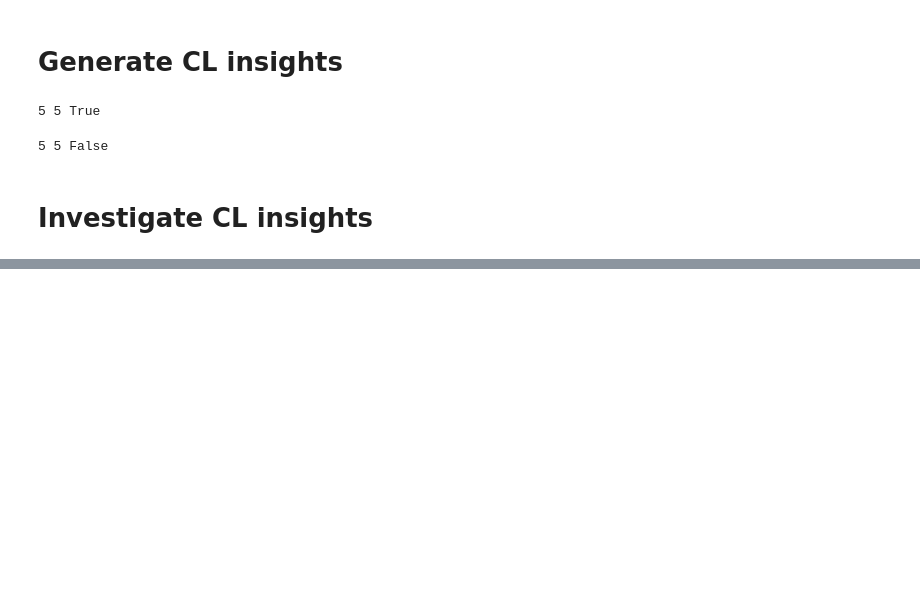
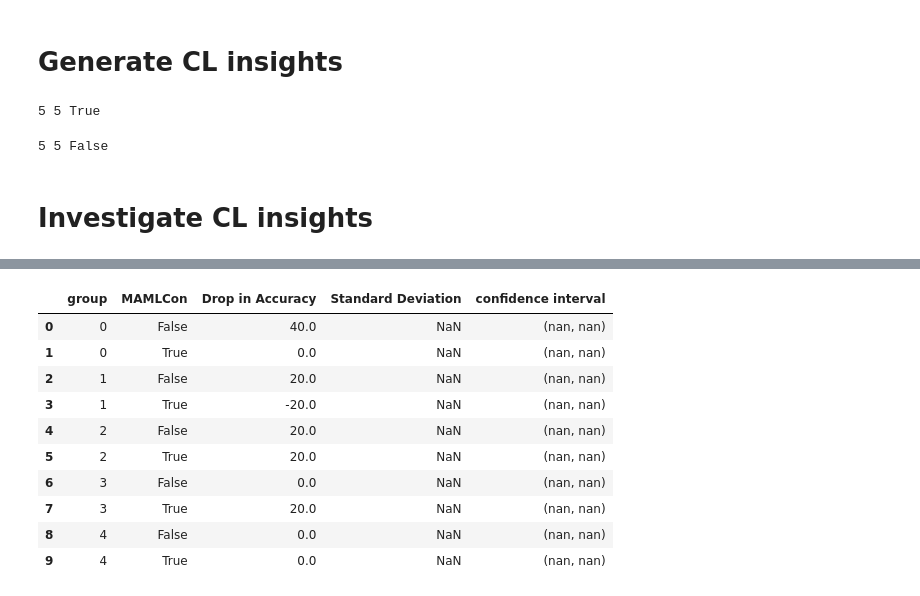
Before and after one commit to ByteFuse/MAMLCon, a Jupyter notebook: notebooks/generate_plots.ipynb, the cells around one changed output, grey strips where cells are left out. Cells and saved outputs as stored; diff of their text form; code cells hidden in the pictures; blank space fills up the shorter version.

```diff
--- a/notebooks/generate_plots.ipynb
+++ b/notebooks/generate_plots.ipynb
@@ -415,17 +415,21 @@ for N in N_CLASSES:
 # %% [markdown]
 # Investigate CL insights
 # %%
+import pandas as pd
+import matplotlib.pyplot as plt
+import seaborn as sns
+
 all_data = pd.DataFrame()
 
 import os
 for file in os.listdir('./'):
     if file.endswith('.csv'):
-        if 'N10' in file:
+        if 'nway10' in file:
             N=10
         else:
             N=5
 
-        if 'no_update' in file:
+        if 'False' in file:
             quick_adapt = False
         else:
             quick_adapt = True
@@ -435,8 +439,18 @@ for file in os.listdir('./'):
         else:
             MAML = False
 
+        if 'k50' in file:
+            K=50
+        elif 'k10' in file:
+            K=10
+        elif 'k20' in file:
+            K=20
+        elif 'k5' in file:
+            K=5
+
         data = pd.read_csv(file)
         data['N'] = N
         data['quick_adapt'] = quick_adapt
         data['MAMLCon'] = MAML
-        all_data = pd.concat([all_data, data])
+        data['K'] = K
+        all_data = pd.concat([all_data, data]).reset_index(drop=True)
@@ -455 +543,44 @@ fig, axs = plt.subplots(2, 2, figsize=(15,10))
+# %%
+# sort by grou and training group, then calculate the fisrt minus last of each group
+
+N = 10
+K = [5]
+
+data = all_data[(all_data['quick_adapt']==True)&(all_data['N']==N)&(all_data['K'].isin(K))]
+x1 = data.\
+    sort_values(['group','training_group', 'MAMLCon']).\
+    groupby(['group', 'MAMLCon', 'K']).apply(lambda x: (x.iloc[0]['accuracy'] - x.iloc[-1]['accuracy'])*100).\
+    reset_index().rename(columns={0:'Percantage Difference in Accuracy'}).\
+    groupby(['group', 'MAMLCon']).apply(lambda x: x['Percantage Difference in Accuracy'].mean()).reset_index().\
+    rename(columns={0:'Drop in Accuracy'})
+
+
+x2 = data.\
+    sort_values(['group','training_group', 'MAMLCon']).\
+    groupby(['group', 'MAMLCon', 'K']).apply(lambda x: (x.iloc[0]['accuracy'] - x.iloc[-1]['accuracy'])*100).\
+    reset_index().rename(columns={0:'Percantage Difference in Accuracy'}).\
+    groupby(['group', 'MAMLCon']).apply(lambda x: x['Percantage Difference in Accuracy'].std()).reset_index().\
+    rename(columns={0:'Standard Deviation'})
+
+import numpy as np
+from scipy.stats import norm
+
+r = pd.merge(x1, x2, on=['group', 'MAMLCon'])
+
+r['confidence interval'] = r.apply(lambda x: norm.interval(0.95, loc=x['Drop in Accuracy'], scale=x['Standard Deviation']), axis=1)
+r
+# plt.figure(figsize=(15,10))
+# # sns.(x='group', y='Percantage Difference in Accuracy', hue='MAMLCon', data=x)
+# %% [output]
+|  | group | MAMLCon | Drop in Accuracy | Standard Deviation | confidence interval |
+| 0 | 0 | False | 40.0 | NaN | (nan, nan) |
+| 1 | 0 | True | 0.0 | NaN | (nan, nan) |
+| 2 | 1 | False | 20.0 | NaN | (nan, nan) |
+| 3 | 1 | True | -20.0 | NaN | (nan, nan) |
+| 4 | 2 | False | 20.0 | NaN | (nan, nan) |
+| 5 | 2 | True | 20.0 | NaN | (nan, nan) |
+| 6 | 3 | False | 0.0 | NaN | (nan, nan) |
+| 7 | 3 | True | 20.0 | NaN | (nan, nan) |
+| 8 | 4 | False | 0.0 | NaN | (nan, nan) |
+| 9 | 4 | True | 0.0 | NaN | (nan, nan) |
 # %%
```
Also changed, not shown: parts of 9 cells of this notebook.
